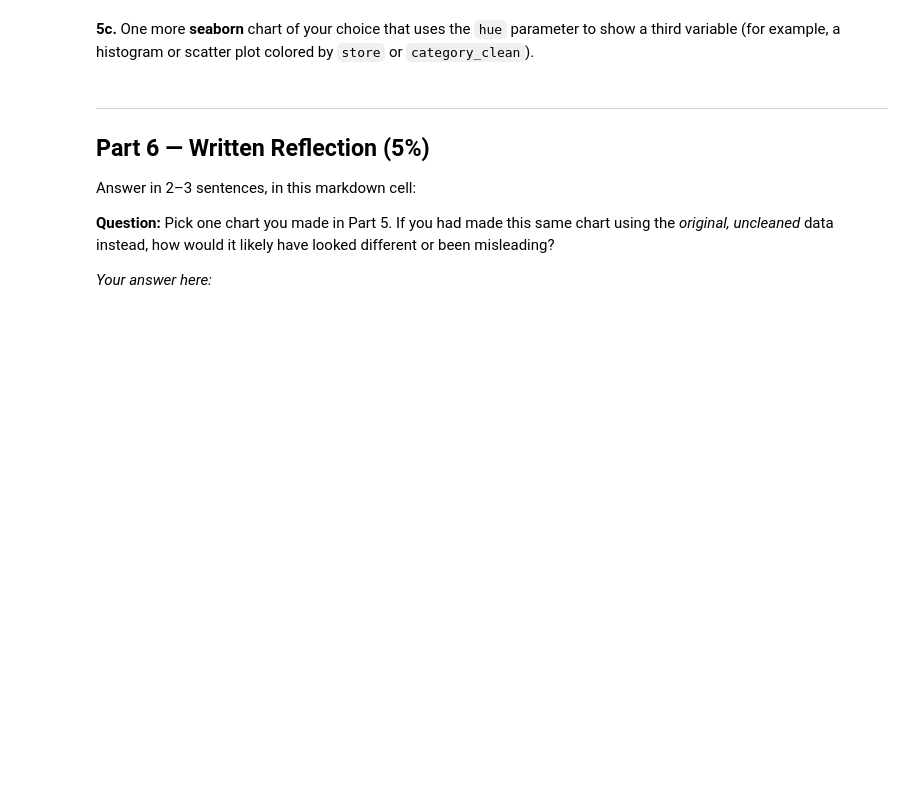
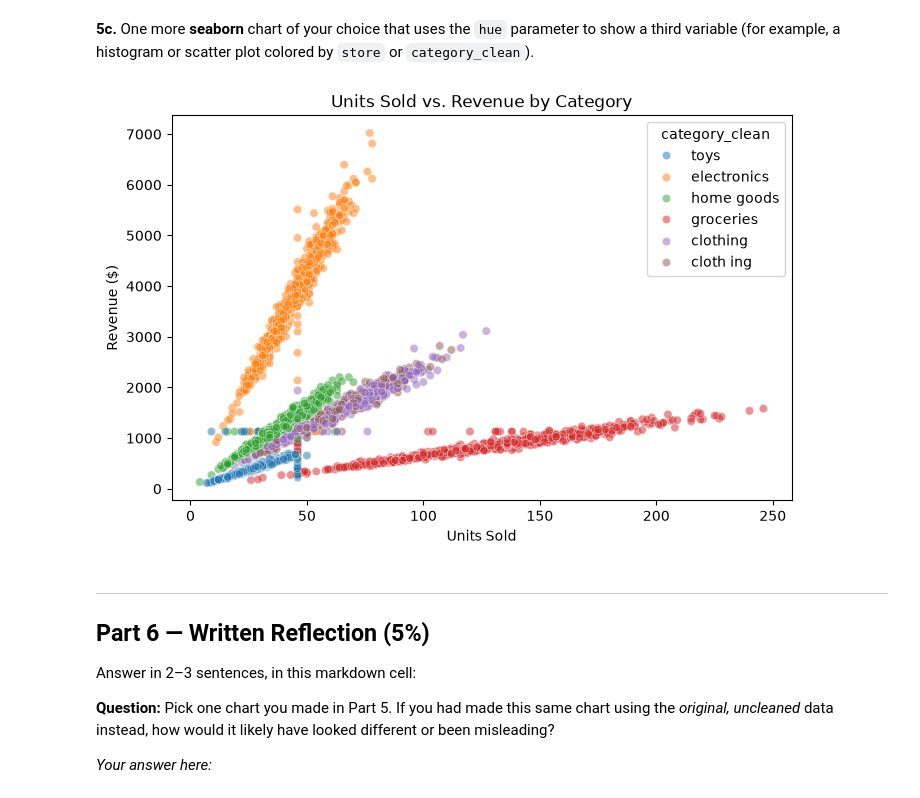
Before and after one commit to NicolasVA90/DSA_504_excercise, a Jupyter notebook: hw2/DSA504_HW2.ipynb, the cells around one changed output. Saved outputs shown, nothing was run; the diff lists cells and outputs as text; code cells hidden in the pictures; blank space fills up the shorter version.

```diff
--- a/hw2/DSA504_HW2.ipynb
+++ b/hw2/DSA504_HW2.ipynb
@@ -114,6 +255,15 @@ Using your cleaned dataset (duplicates removed, missing values filled, `category
 **5c.** One more **seaborn** chart of your choice that uses the `hue` parameter to show a third variable (for example, a histogram or scatter plot colored by `store` or `category_clean`).
 # %%
 # TODO 5c
+# Seaborn scatter plot of units_sold vs. revenue colored by category_clean
+fig, ax = plt.subplots(figsize=(8, 5))
+sns.scatterplot(data=sales, x="units_sold", y="revenue", hue="category_clean", alpha=0.5, ax=ax)
+ax.set_title("Units Sold vs. Revenue by Category")
+ax.set_xlabel("Units Sold")
+ax.set_ylabel("Revenue ($)")
+plt.show()
+# %% [output]
+[figure, added]
 # %% [markdown]
 ---
 ## Part 6 — Written Reflection (5%)
```
Also changed, not shown: parts of 15 cells of this notebook.
